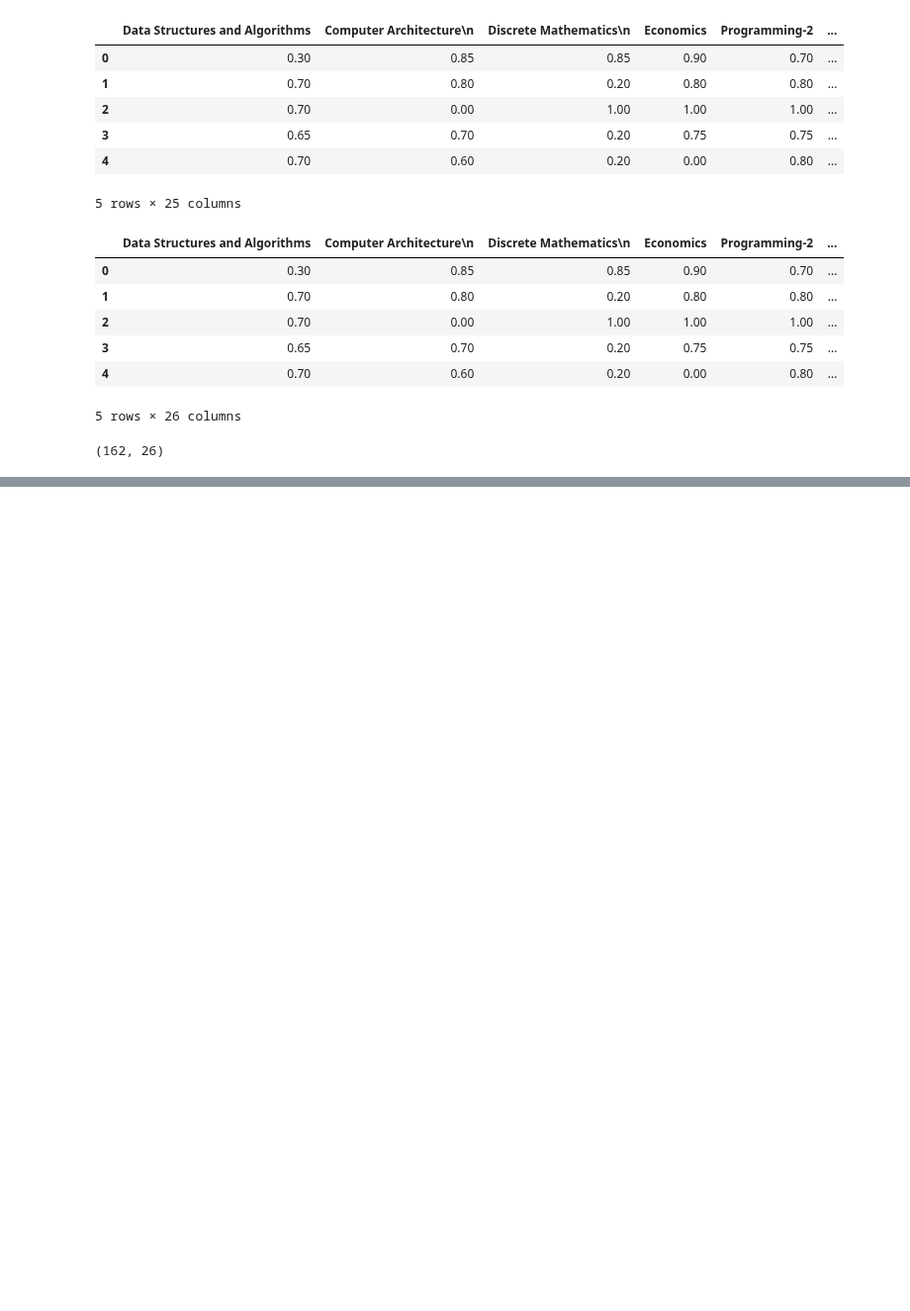
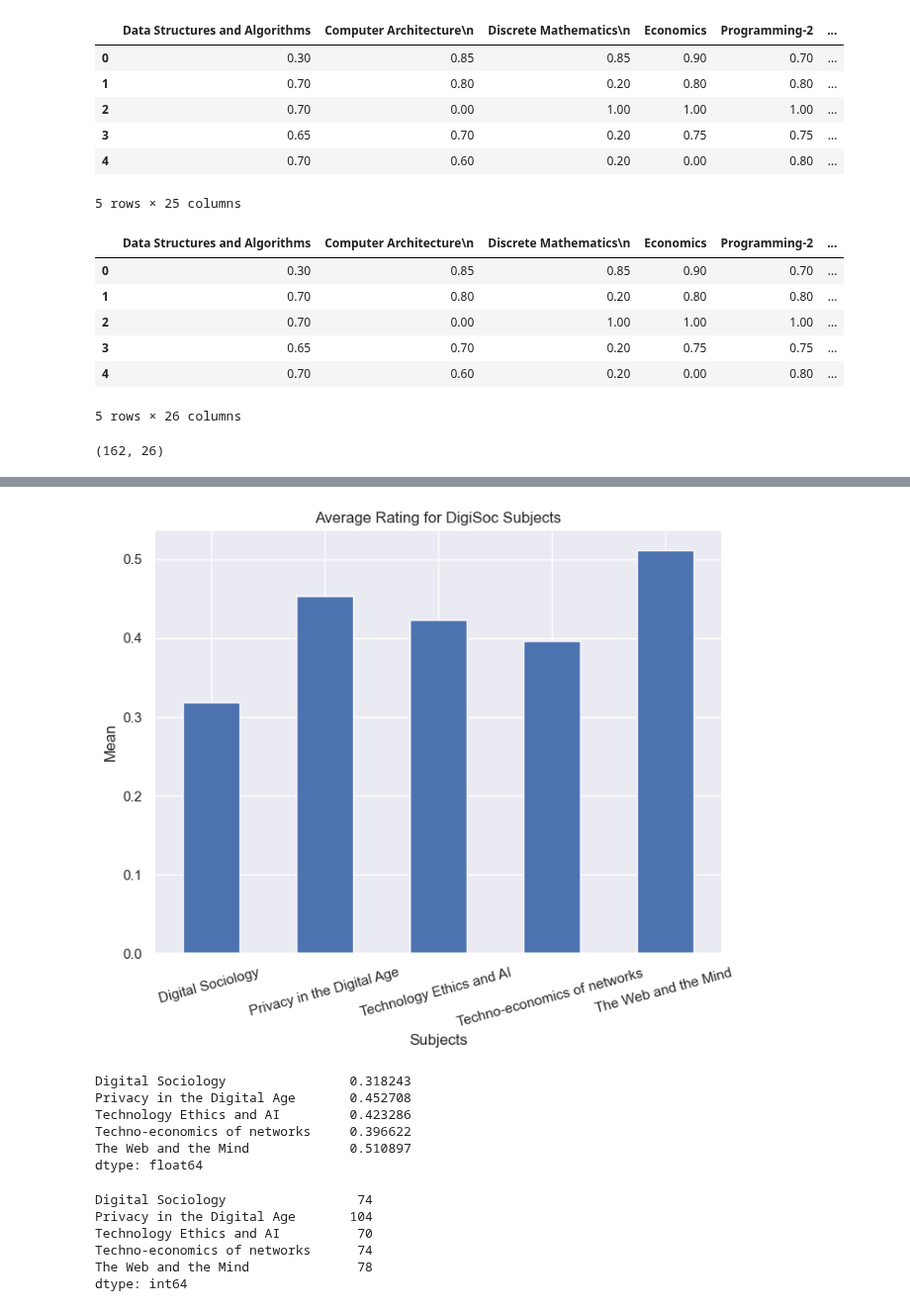
Before and after one commit to MnCSSJ4x/IIITB-Course-Recommendation-System, a Jupyter notebook: EDA.ipynb, the cells around one changed output, grey strips where cells are left out. Shown at 99% size. Saved outputs shown, nothing was run; the diff lists cells and outputs as text; code cells hidden in the pictures; blank space fills up the shorter version.

```diff
--- a/EDA.ipynb
+++ b/EDA.ipynb
@@ -95,0 +84,48 @@ KeyError: 'Digital Sociology '
+# %%
+df_core = df[['Data Structures and Algorithms', 'Computer Architecture\n',
+       'Discrete Mathematics\n', 'Economics', 'Programming-2']]
+df_ai = df[['Machine Learning\n', 'Mathematics For Machine Learning\n',
+       'Visual Recognition\n', 'Natural Language Processing\n',
+       'Reinforcement Learning']]
+df_tscd = df[['Software Production Engineering\n',
+       'Computer Graphics\n', 'Data Visualization\n',
+       'Programming Languages\n', 'Cloud Computing\n']]
+df_vlsi = df[['Digital CMOS VLSI Design ', 'System design with FPGA ', 'ASIC design ',
+       'VLSI Architecture Design\n',
+       'High level synthesis and optimization of Digital Circuits ']]
+df_dt = df[['Digital Sociology ', 'Privacy in the Digital Age',
+       'Technology Ethics and AI ', 'Techno-economics of networks ',
+       'The Web and the Mind ']]
+# %%
+mean_core = df_core.mean(skipna=True,numeric_only=True)
+mean_ai = df_ai.mean(skipna=True,numeric_only=True)
+mean_tscd = df_tscd.mean(skipna=True,numeric_only=True)
+mean_vlsi = df_vlsi.mean(skipna=True,numeric_only=True)
+mean_dt = df_dt.mean(skipna=True,numeric_only=True)
+# %%
+import pandas as pd
+import matplotlib.pyplot as plt
+
+# Create a sample Pandas Series
+# Create a bar graph using Matplotlib
+fig = plt.figure(figsize=(8, 6))
+mean_dt.plot.bar()
+
+# Add labels and a title
+plt.xlabel('Subjects')
+plt.ylabel('Mean')
+plt.title('Average Rating for DigiSoc Subjects')
+plt.xticks(rotation=15)
+# Show the plot
+plt.show()
+# %% [output]
+[figure, added]
+# %%
+mean_dt
+# %% [output]
+Digital Sociology                0.318243
+Privacy in the Digital Age       0.452708
+Technology Ethics and AI         0.423286
+Techno-economics of networks     0.396622
+The Web and the Mind             0.510897
+dtype: float64
@@ -95,0 +138,9 @@ KeyError: 'Digital Sociology '
+# %%
+count_dt
+# %% [output]
+Digital Sociology                 74
+Privacy in the Digital Age       104
+Technology Ethics and AI          70
+Techno-economics of networks      74
+The Web and the Mind              78
+dtype: int64
```
Also changed, not shown: parts of 7 cells of this notebook, 14 other files.
